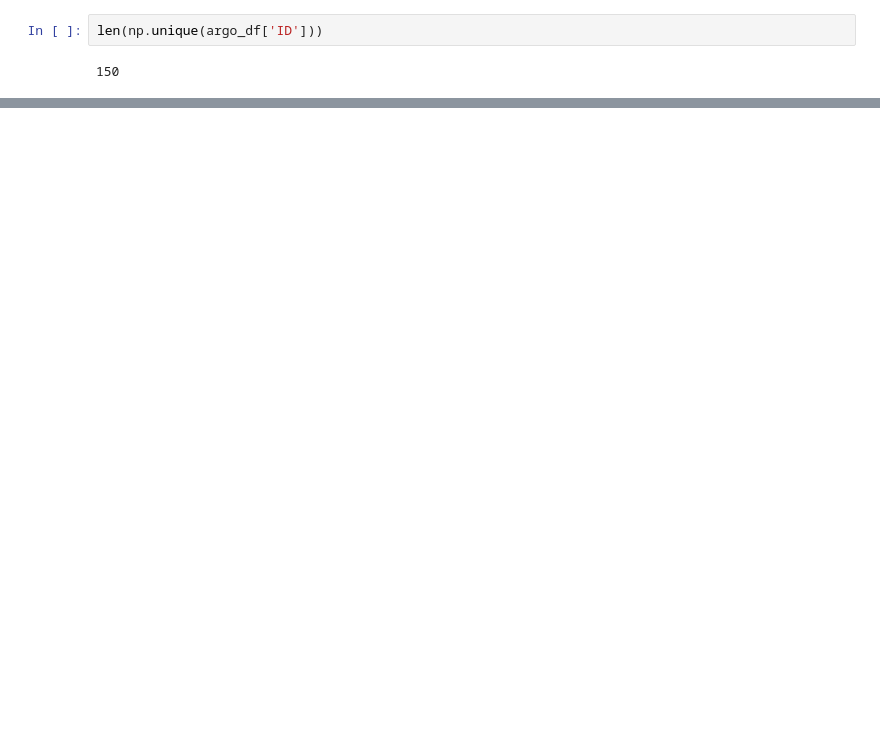
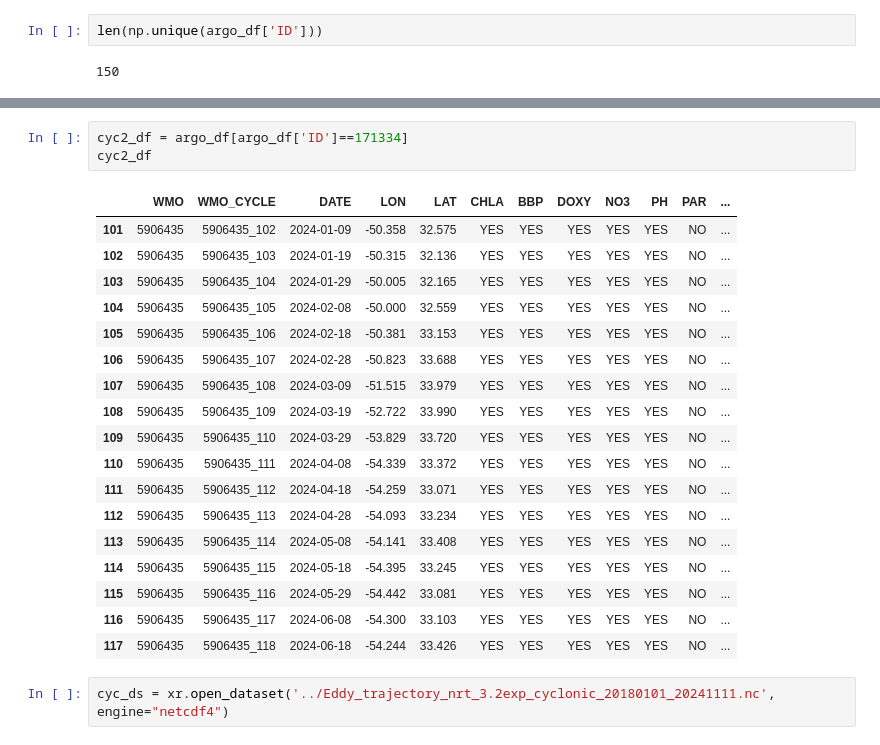
Before and after one commit to mcornec/GO-SWACE, a Jupyter notebook: crop_AVISO_to_edward.ipynb, the cells around one changed output, grey strips where cells are left out. Drawn from its saved outputs; the diff is of its cells as text; blank space fills up the shorter version.

```diff
--- a/crop_AVISO_to_edward.ipynb
+++ b/crop_AVISO_to_edward.ipynb
@@ -446,0 +519,24 @@ plt.legend(bbox_to_anchor=(1,1));
+# %%
+cyc2_df = argo_df[argo_df['ID']==171334]
+cyc2_df
+# %% [output]
+|  | WMO | WMO_CYCLE | DATE | LON | LAT | CHLA | BBP | DOXY | NO3 | PH | PAR | ... |
+| 101 | 5906435 | 5906435_102 | 2024-01-09 | -50.358 | 32.575 | YES | YES | YES | YES | YES | NO | ... |
+| 102 | 5906435 | 5906435_103 | 2024-01-19 | -50.315 | 32.136 | YES | YES | YES | YES | YES | NO | ... |
+| 103 | 5906435 | 5906435_104 | 2024-01-29 | -50.005 | 32.165 | YES | YES | YES | YES | YES | NO | ... |
+| 104 | 5906435 | 5906435_105 | 2024-02-08 | -50.000 | 32.559 | YES | YES | YES | YES | YES | NO | ... |
+| 105 | 5906435 | 5906435_106 | 2024-02-18 | -50.381 | 33.153 | YES | YES | YES | YES | YES | NO | ... |
+| 106 | 5906435 | 5906435_107 | 2024-02-28 | -50.823 | 33.688 | YES | YES | YES | YES | YES | NO | ... |
+| 107 | 5906435 | 5906435_108 | 2024-03-09 | -51.515 | 33.979 | YES | YES | YES | YES | YES | NO | ... |
+| 108 | 5906435 | 5906435_109 | 2024-03-19 | -52.722 | 33.990 | YES | YES | YES | YES | YES | NO | ... |
+| 109 | 5906435 | 5906435_110 | 2024-03-29 | -53.829 | 33.720 | YES | YES | YES | YES | YES | NO | ... |
+| 110 | 5906435 | 5906435_111 | 2024-04-08 | -54.339 | 33.372 | YES | YES | YES | YES | YES | NO | ... |
+| 111 | 5906435 | 5906435_112 | 2024-04-18 | -54.259 | 33.071 | YES | YES | YES | YES | YES | NO | ... |
+| 112 | 5906435 | 5906435_113 | 2024-04-28 | -54.093 | 33.234 | YES | YES | YES | YES | YES | NO | ... |
+| 113 | 5906435 | 5906435_114 | 2024-05-08 | -54.141 | 33.408 | YES | YES | YES | YES | YES | NO | ... |
+| 114 | 5906435 | 5906435_115 | 2024-05-18 | -54.395 | 33.245 | YES | YES | YES | YES | YES | NO | ... |
+| 115 | 5906435 | 5906435_116 | 2024-05-29 | -54.442 | 33.081 | YES | YES | YES | YES | YES | NO | ... |
+| 116 | 5906435 | 5906435_117 | 2024-06-08 | -54.300 | 33.103 | YES | YES | YES | YES | YES | NO | ... |
+| 117 | 5906435 | 5906435_118 | 2024-06-18 | -54.244 | 33.426 | YES | YES | YES | YES | YES | NO | ... |
+# %%
+cyc_ds = xr.open_dataset('../Eddy_trajectory_nrt_3.2exp_cyclonic_20180101_20241111.nc', engine="netcdf4")
```
Also changed, not shown: parts of 13 cells of this notebook, 2 other files.
